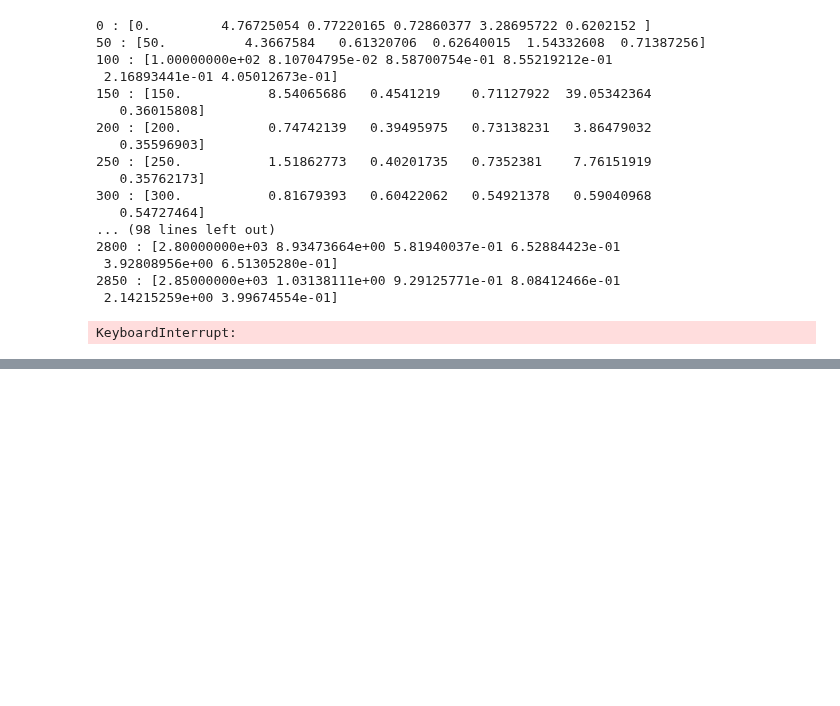
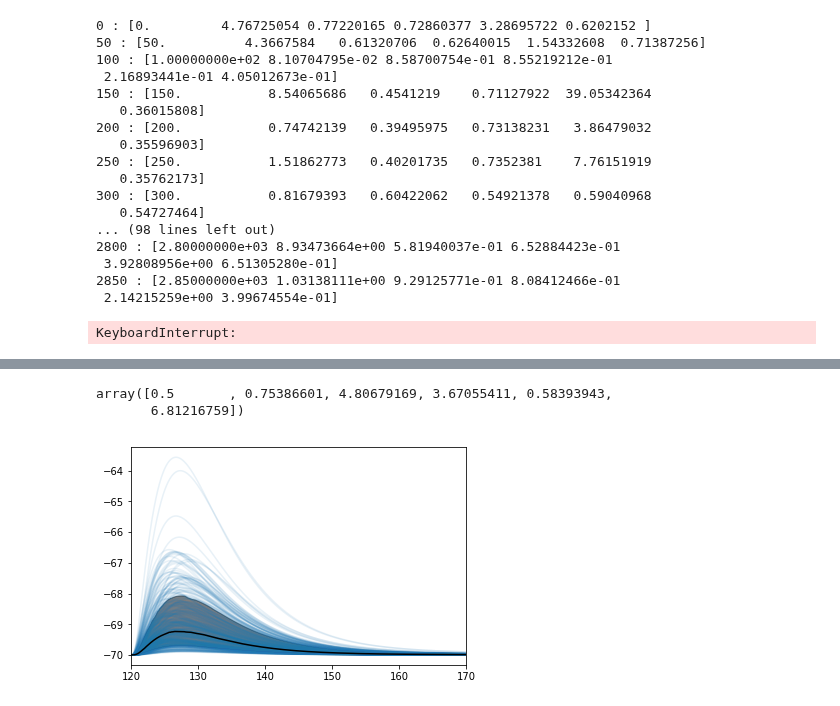
Before and after one commit to p-serna/SpineModel, a Jupyter notebook: Proper Spine Model - Inhibition x2 - Space parameter search CV.ipynb, the cells around one changed output, grey strips where cells are left out. Cells and saved outputs as stored; diff of their text form; code cells hidden in the pictures; blank space fills up the shorter version.

```diff
--- a/Proper Spine Model - Inhibition x2 - Space parameter search CV.ipynb
+++ b/Proper Spine Model - Inhibition x2 - Space parameter search CV.ipynb
@@ -610,8 +612,8 @@ for i,ft in enumerate(factorsf):
     VDCCa = VDCCa0
     td = 500
     vavg,mes,vtracs,vtracsD,vtracsS,Ctracs,me2,me3,_ = simulateSet(model,spdata,tG = td,ton = 50,toffset = 70,t_stop = 500, EL = EL0,btsr = ones(9)==1,VDCC = VDCCa,dendrec=False)
-    mt = mes.mean(axis=1)
-    st = mes.std(axis=1)
+    mt = mes.mean(axis=0)
+    st = mes.std(axis=0)
     temp[i,:] = [i,mt[3],mt[3]/st[3],mt[1]/st[1],mt[4],mt[4]/st[4]]
     if i%50 == 0:
         print(i,':',temp[i,:])
@@ -642,3 +654,29 @@ KeyboardInterrupt:
+# %%
+def plot_trace(data,t,ax=None,c='C0',band= None,label= None,linestyle='-'):
+    if ax is None:
+        ax = gca()
+    vtracso = data*1.0
+    vtracso.sort(axis=1)
+    sh = vtracso.shape[1]
+    nmed = sh//2
+    nl1, nv1 = int(sh*0.16),int(sh*(1-0.16))
+    nl2, nv2 = int(sh*0.025),int(sh*(1-0.025))
+
+    if label is None:
+        ax.plot(t,vtracso[:,nmed],c=c,linestyle=linestyle)
+    else:
+        ax.plot(t,vtracso[:,nmed],c=c,linestyle=linestyle,label=label)
+
+    if band == 0:
+        pass
+    elif band == 1:
+        ax.fill_between(t,vtracso[:,nl1],vtracso[:,nv1],color=c,alpha=0.5)
+    elif band ==2:
+        ax.fill_between(t,vtracso[:,nl2],vtracso[:,nv2],color=c,alpha=0.5)
+    else:
+        ax.fill_between(t,vtracso[:,nl1],vtracso[:,nv2],color=c,alpha=0.2)
+        ax.fill_between(t,vtracso[:,nl1],vtracso[:,nv1],color=c,alpha=0.5)
+    return(ax)
 # %%
 with open("/mnt/data/spine_dofspace.pickle","wb") as f:
     pickle.dump([factorsf,temp],f)
@@ -644,0 +722,17 @@ with open("/mnt/data/spine_dofspace.pickle","wb") as f:
+# %%
+factorsf[i,:]
+# %% [output]
+array([0.5       , 0.75386601, 4.80679169, 3.67055411, 0.58393943,
+       6.81216759])
+# %%
+figure()
+ax = gca()
+for i in range(vtracsS.shape[1]):
+    ax.plot(trec,vtracsS[:,i],'C0',alpha=0.1)
+plot_trace(vtracsS,trec,ax, c= 'k',band = 1)
+
+xlim(120,170)
+times = get_atimes(vtracsS+70,ton = 2450)
+timesr = get_1090times(vtracsS+70)
+# %% [output]
+[figure, added]
```
Also changed, not shown: parts of 24 cells of this notebook, 5 other files.
